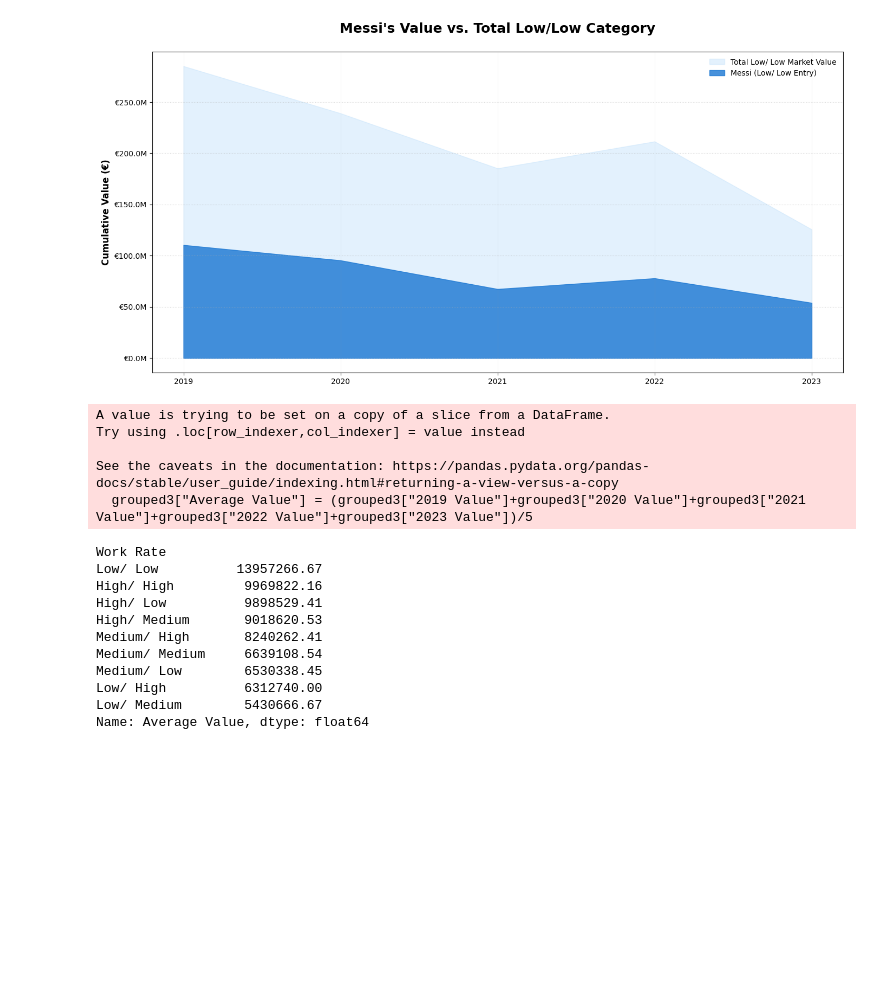
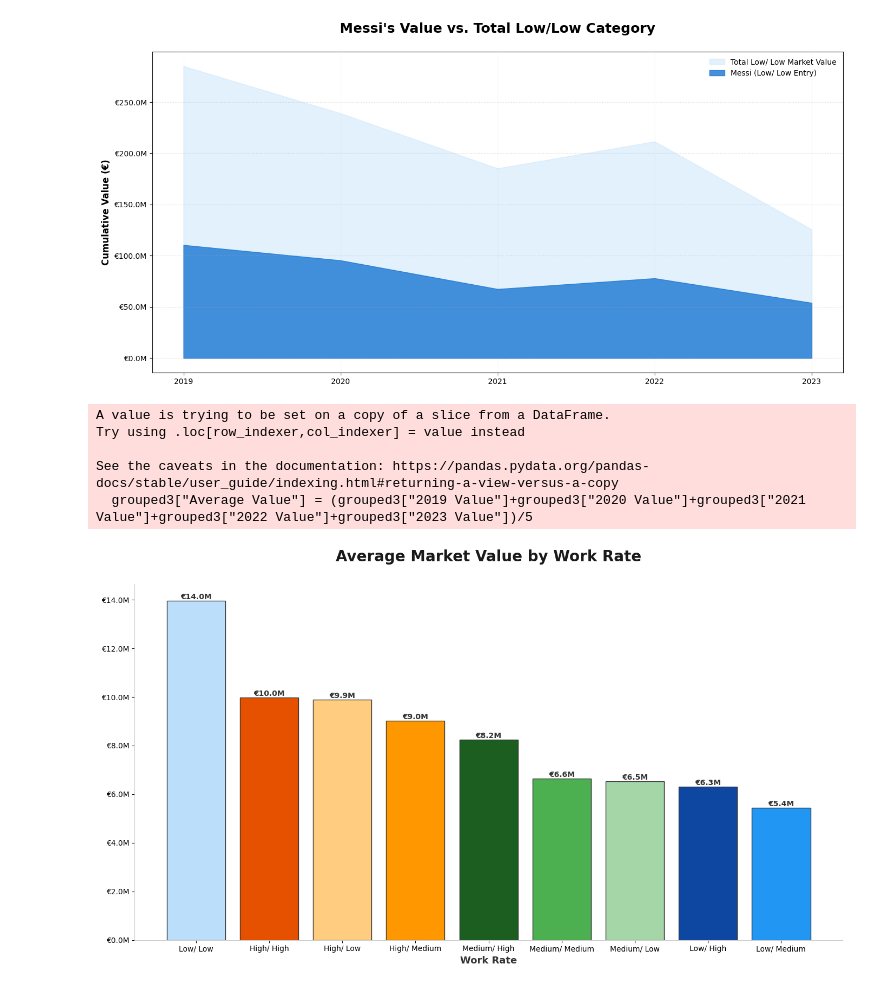
Before and after one commit to fern-1210/IronHack-w3-Modual1-Project3, a Jupyter notebook: Notebook/Hypothesys 5/Work Rate EDA.ipynb, the cells around one changed output. Saved outputs shown, nothing was run; the diff lists cells and outputs as text; code cells hidden in the pictures; blank space fills up the shorter version.

```diff
--- a/Notebook/Hypothesys 5/Work Rate EDA.ipynb
+++ b/Notebook/Hypothesys 5/Work Rate EDA.ipynb
@@ -237,21 +237,54 @@ plt.show()
 # %%
 grouped3 = filtered_df[["Work Rate","2019 Value","2020 Value","2021 Value","2022 Value","2023 Value"]]
 grouped3["Average Value"] = (grouped3["2019 Value"]+grouped3["2020 Value"]+grouped3["2021 Value"]+grouped3["2022 Value"]+grouped3["2023 Value"])/5
-grouped3.groupby("Work Rate")["Average Value"].mean().round(2).sort_values(ascending=False)
+grouped3=grouped3.groupby("Work Rate")["Average Value"].mean().round(2).sort_values(ascending=False)
+custom_order = ['High/ High', 'High/ Medium', 'High/ Low','Medium/ High', 'Medium/ Medium', 'Medium/ Low','Low/ High', 'Low/ Medium', 'Low/ Low']
+plot_data = grouped3.sort_values(ascending=False)
+#plot_data
+
+wr_colors = {
+    'High/ High': '#E65100',    # Strong Orange
+    'High/ Medium': '#FF9800',  # Average Orange
+    'High/ Low': '#FFCC80',     # Weak Orange
+    'Medium/ High': '#1B5E20',  # Strong Green
+    'Medium/ Medium': '#4CAF50',# Average Green
+    'Medium/ Low': '#A5D6A7',   # Weak Green
+    'Low/ High': '#0D47A1',     # Strong Blue
+    'Low/ Medium': '#2196F3',   # Average Blue
+    'Low/ Low': '#BBDEFB'       # Weak Blue
+}
+colors = [wr_colors[label] for label in plot_data.index]
+
+plt.figure(figsize=(14, 8))
+
+bars = plt.bar(plot_data.index, plot_data.values, color=colors, edgecolor='#333333', linewidth=1)
+
+for bar in bars:
+    height = bar.get_height()
+    plt.text(bar.get_x() + bar.get_width()/2,
+             height + 15,
+             f'€{height*1e-6:,.1f}M',
+             ha='center',
+             va='bottom',
+             fontweight='bold',
+             color='#333333')
+
+plt.title("Average Market Value by Work Rate", fontsize=20, fontweight='bold', pad=30, color='#1A1A1A')
+
+plt.xlabel("Work Rate", fontsize=13, fontweight='bold', color='#333333')
+
+plt.gca().spines['top'].set_visible(False)
+plt.gca().spines['right'].set_visible(False)
+plt.gca().spines['bottom'].set_color('#CCCCCC')
+plt.gca().spines['left'].set_color('#CCCCCC')
+plt.gca().yaxis.set_major_formatter(plt.FuncFormatter(lambda x, p: f'€{x*1e-6:,.1f}M'))
+plt.tight_layout()
+
+plt.show()
 # %% [output]
 A value is trying to be set on a copy of a slice from a DataFrame.
 Try using .loc[row_indexer,col_indexer] = value instead
 
 See the caveats in the documentation: https://pandas.pydata.org/pandas-docs/stable/user_guide/indexing.html#returning-a-view-versus-a-copy
   grouped3["Average Value"] = (grouped3["2019 Value"]+grouped3["2020 Value"]+grouped3["2021 Value"]+grouped3["2022 Value"]+grouped3["2023 Value"])/5
-Work Rate
-Low/ Low          13957266.67
-High/ High         9969822.16
-High/ Low          9898529.41
-High/ Medium       9018620.53
-Medium/ High       8240262.41
-Medium/ Medium     6639108.54
-Medium/ Low        6530338.45
-Low/ High          6312740.00
-Low/ Medium        5430666.67
-Name: Average Value, dtype: float64
+[figure, added]
```
Also changed, not shown: 2 other files.
